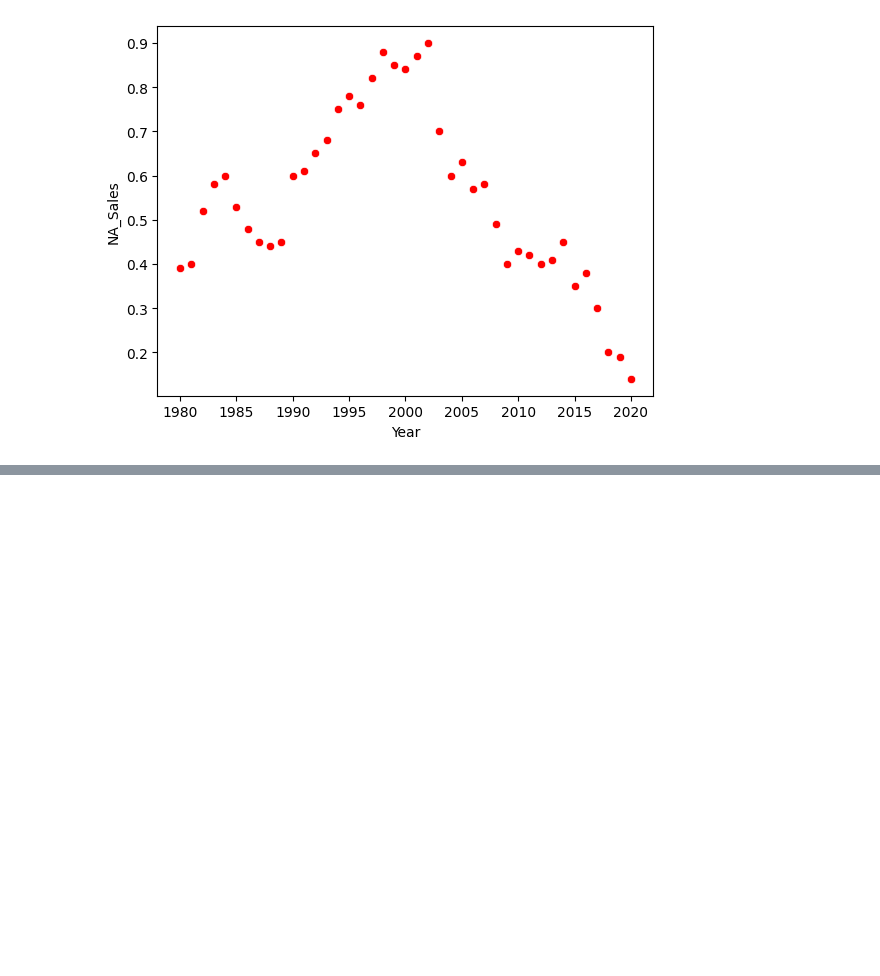
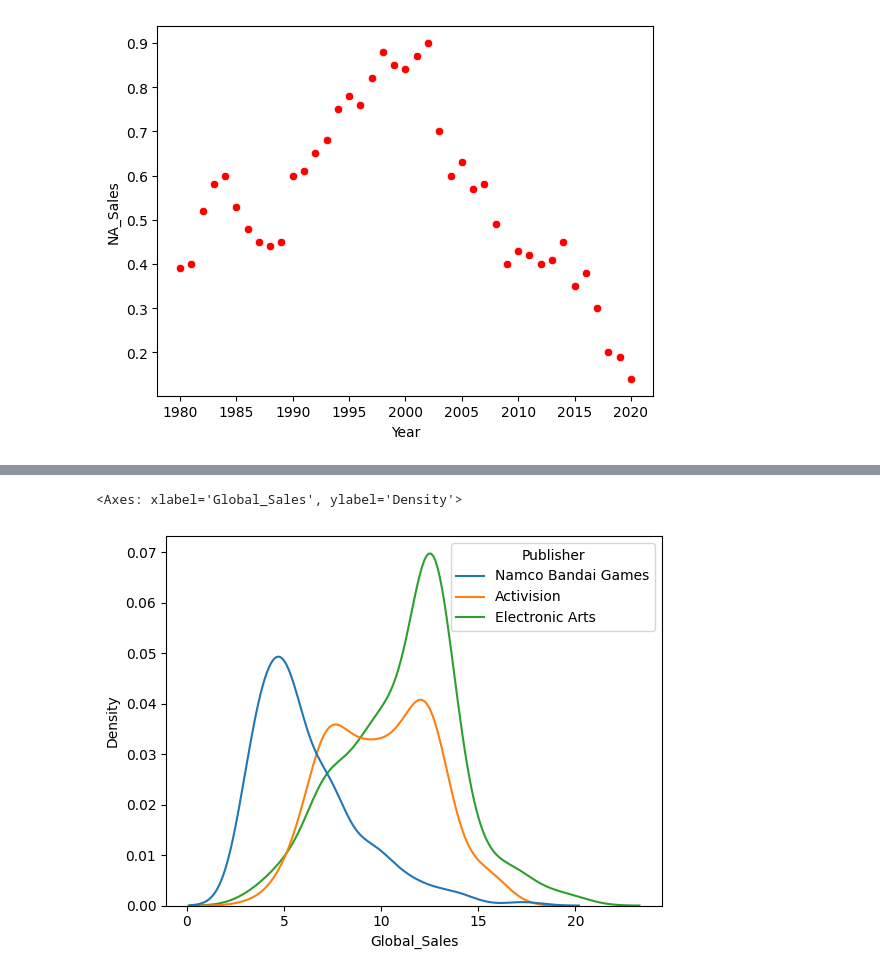
Before and after one commit to shivendra1-cyber/VIDEO_GAME_ANALYSIS, a Jupyter notebook: data_visualization_VIDEO_GAME_ANALYSIS.ipynb, the cells around one changed output, grey strips where cells are left out. Saved outputs shown, nothing was run; the diff lists cells and outputs as text; code cells hidden in the pictures; blank space fills up the shorter version.

```diff
--- a/data_visualization_VIDEO_GAME_ANALYSIS.ipynb
+++ b/data_visualization_VIDEO_GAME_ANALYSIS.ipynb
@@ -256,0 +316,6 @@ sns.scatterplot(data=ih, x="Year", y="NA_Sales", color="red")
+# %%
+# What is the distribution of sales for the top 3 pulishers?
+sns.kdeplot(data=top3_data, x="Global_Sales", hue="Publisher")
+# %% [output]
+<Axes: xlabel='Global_Sales', ylabel='Density'>
+[figure, added]
```
Also changed, not shown: parts of 25 cells of this notebook.
